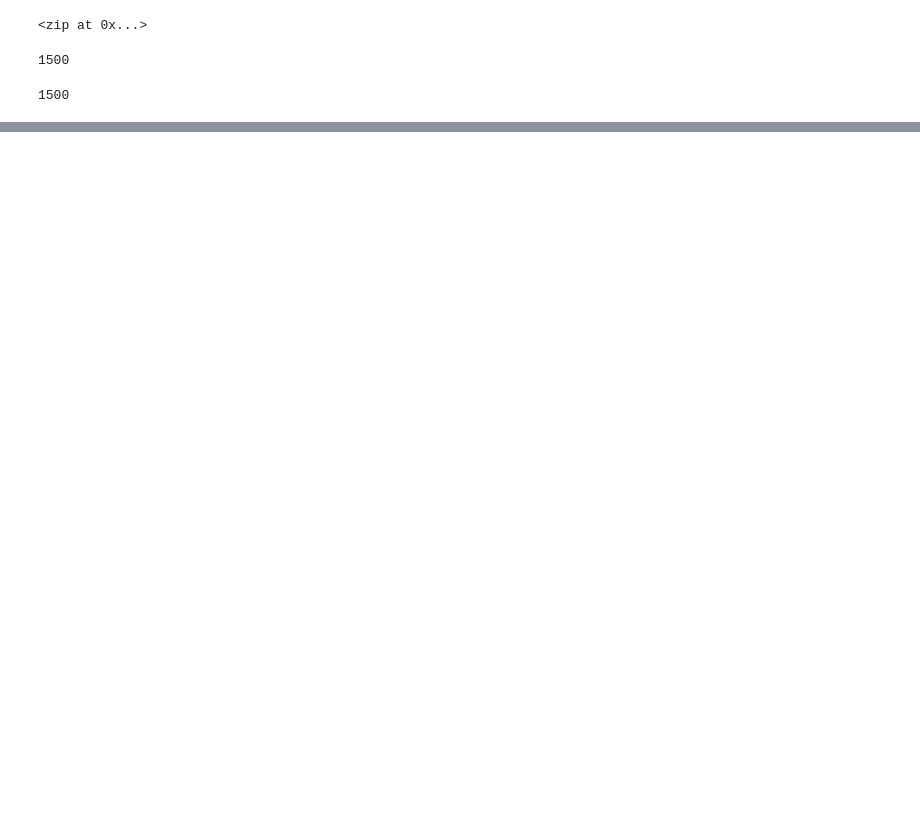
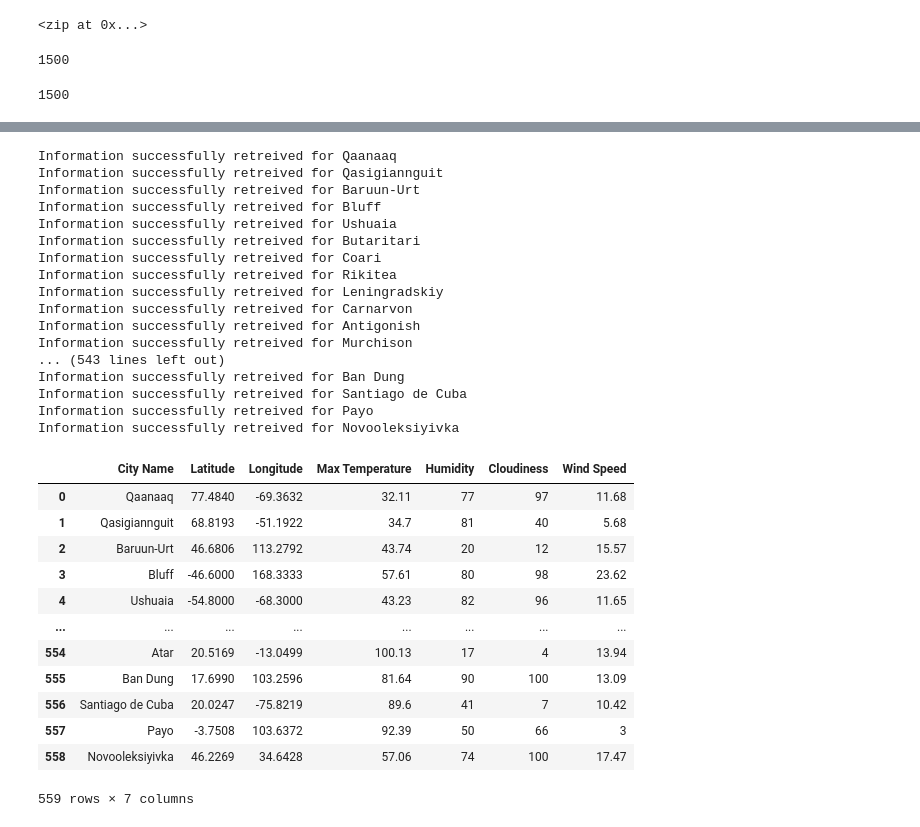
Before and after one commit to bakerv/API-Challenge, a Jupyter notebook: WeatherPy/main.ipynb, the cells around one changed output, grey strips where cells are left out. Cells and saved outputs as stored; diff of their text form; code cells hidden in the pictures; blank space fills up the shorter version.

```diff
--- a/WeatherPy/main.ipynb
+++ b/WeatherPy/main.ipynb
@@ -45,13 +72,0 @@ response = requests.get(query).json()
-# %%
-citydata = {}
-pprint(response)
-pprint(response["coord"]['lat'])
-append_value(citydata, {"City Name":response["coord"]['lat']})
-citynames =response["coord"]['lat']
-citylats = response["coord"]['lat']
-#citylons = {"City Name":,"Latitude":response["coord"]['lat'],"Longitude":response["coord"]['lat']}
-    # return lat, long, temperatureF cloudiness%, Humidity%, windspeedmph
-    #apendd data for each city to an existing list
-    #print city name and number to a log file
-print(citydata)
-#save data to a csv file
@@ -76,0 +107,53 @@ NameError: name 'append_value' is not defined
+# %%
+onecall = "https://api.openweathermap.org/data/2.5/onecall?"
+citydata["Max Temperature"] = ""
+citydata["Humidity"] = ""
+citydata["Cloudiness"] = ""
+citydata["Wind Speed"] = ""
+exclude = "current,minutely,hourly,alerts"
+
+for index, row in citydata.iterrows():
+    lat = row["Latitude"]
+    lon = row["Longitude"]
+    onecallresponse = (requests.get(f"{onecall}lat={lat}&lon={lon}&exclude={exclude}&appid={weatherkey}&units=imperial").json()
+                       ['daily'][0])
+    try:
+        citydata.loc[index, 'Max Temperature'] = onecallresponse['temp']['max']
+        citydata.loc[index, 'Humidity'] = onecallresponse['humidity']
+        citydata.loc[index, 'Cloudiness'] = onecallresponse['clouds']
+        citydata.loc[index, 'Wind Speed'] = onecallresponse['wind_speed']
+        print(f'Information successfully retreived for {citydata.loc[index,"City Name"]}')
+    except (KeyError, IndexError, SSLEOFError,SSLError):
+        print(f'FAIL: Unable to retrieve information for {citydata.loc[index,"City Name"]}')
+display(citydata)
+# %% [output]
+Information successfully retreived for Qaanaaq
+Information successfully retreived for Qasigiannguit
+Information successfully retreived for Baruun-Urt
+Information successfully retreived for Bluff
+Information successfully retreived for Ushuaia
+Information successfully retreived for Butaritari
+Information successfully retreived for Coari
+Information successfully retreived for Rikitea
+Information successfully retreived for Leningradskiy
+Information successfully retreived for Carnarvon
+Information successfully retreived for Antigonish
+Information successfully retreived for Murchison
+... (543 lines left out)
+Information successfully retreived for Ban Dung
+Information successfully retreived for Santiago de Cuba
+Information successfully retreived for Payo
+Information successfully retreived for Novooleksiyivka
+|  | City Name | Latitude | Longitude | Max Temperature | Humidity | Cloudiness | Wind Speed |
+| 0 | Qaanaaq | 77.4840 | -69.3632 | 32.11 | 77 | 97 | 11.68 |
+| 1 | Qasigiannguit | 68.8193 | -51.1922 | 34.7 | 81 | 40 | 5.68 |
+| 2 | Baruun-Urt | 46.6806 | 113.2792 | 43.74 | 20 | 12 | 15.57 |
+| 3 | Bluff | -46.6000 | 168.3333 | 57.61 | 80 | 98 | 23.62 |
+| 4 | Ushuaia | -54.8000 | -68.3000 | 43.23 | 82 | 96 | 11.65 |
+| ... | ... | ... | ... | ... | ... | ... | ... |
+| 554 | Atar | 20.5169 | -13.0499 | 100.13 | 17 | 4 | 13.94 |
+| 555 | Ban Dung | 17.6990 | 103.2596 | 81.64 | 90 | 100 | 13.09 |
+| 556 | Santiago de Cuba | 20.0247 | -75.8219 | 89.6 | 41 | 7 | 10.42 |
+| 557 | Payo | -3.7508 | 103.6372 | 92.39 | 50 | 66 | 3 |
+| 558 | Novooleksiyivka | 46.2269 | 34.6428 | 57.06 | 74 | 100 | 17.47 |
+559 rows × 7 columns
```
Also changed, not shown: parts of 11 cells of this notebook, 2 other files.
